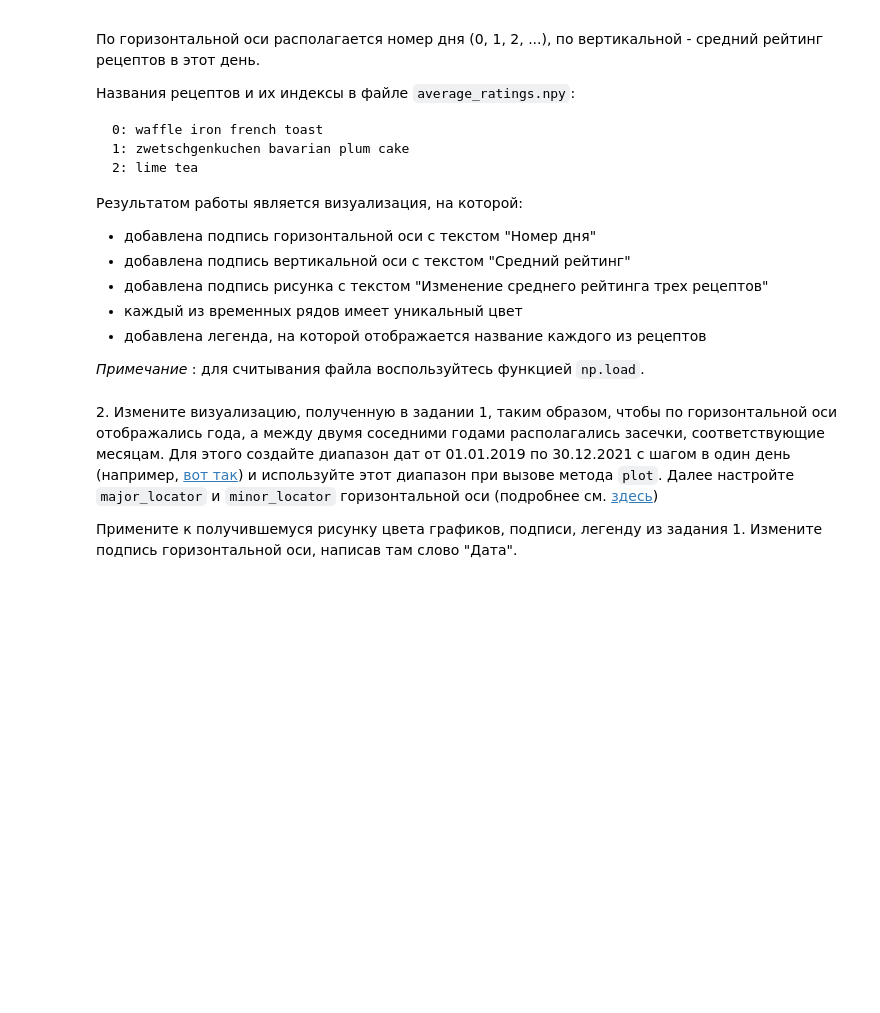
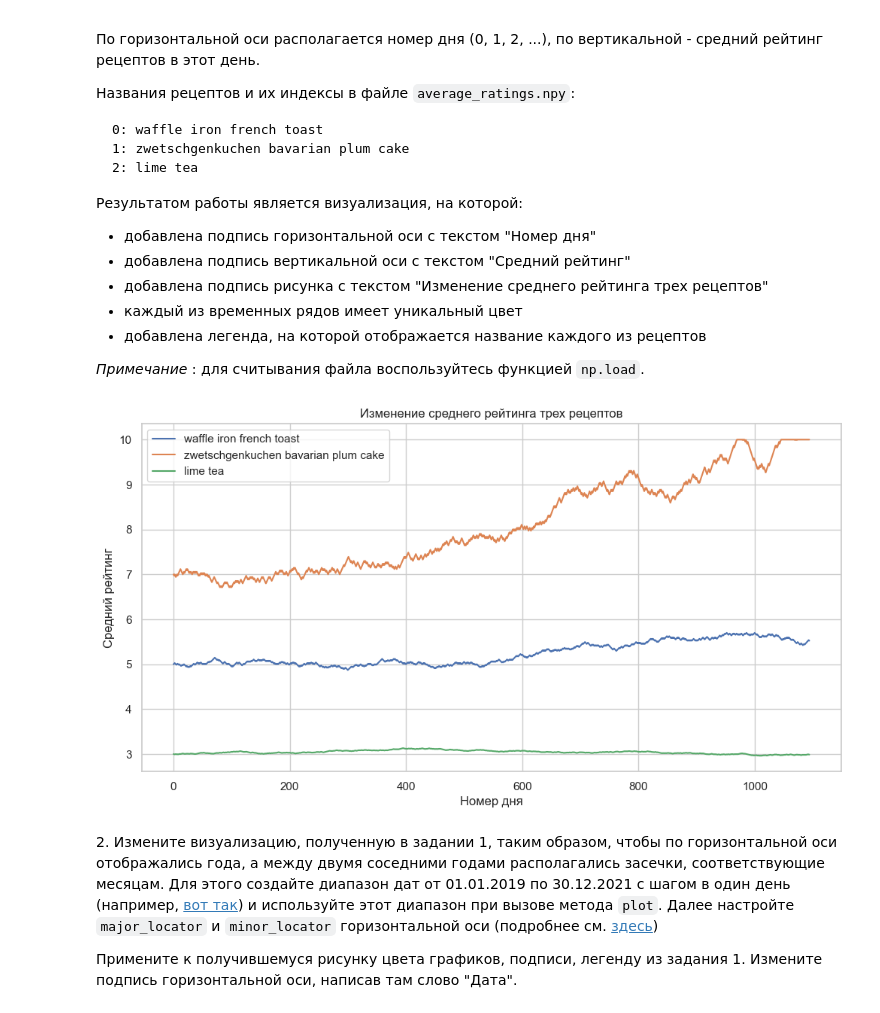
Before and after one commit to exodushka/fa, a Jupyter notebook: datat/05_graphics/05_visualization.ipynb, the cells around one changed output. Cells and saved outputs as stored; diff of their text form; code cells hidden in the pictures; blank space fills up the shorter version.

```diff
--- a/datat/05_graphics/05_visualization.ipynb
+++ b/datat/05_graphics/05_visualization.ipynb
@@ -47,6 +47,17 @@ Successfully installed pandas-datareader-0.10.0
 ## Лабораторная работа 5.1
 # %% [markdown]
 __Данная работа подразумевает построение рисунков. В связи с этим задания, для которых не будет виден результат выполнения ячеек (получившиеся рисунки), засчитаны не будут вне зависимости от правильности решения.__
+# %%
+import pandas as pd
+import numpy as np
+import matplotlib.pyplot as plt
+import matplotlib.dates as mdates
+import seaborn as sns
+import os
+
+# Настройка стиля
+sns.set(style="whitegrid")
+plt.rcParams['figure.figsize'] = (12, 6)
 # %% [markdown]
 ### Визуализация данных при помощи пакета `matplotlib`
 # %% [markdown]
@@ -86,6 +82,30 @@ ls
 * добавлена легенда, на которой отображается название каждого из рецептов
 
 _Примечание_ : для считывания файла воспользуйтесь функцией `np.load`.
+# %%
+ratings = np.load('/Users/iliaegorov/Projects/fa/datat/05_graphics/data/average_ratings.npy')
+
+days = np.arange(ratings.shape[1]) # Номер дня от 0 до N
+
+recipe_names = [
+    "waffle iron french toast",
+    "zwetschgenkuchen bavarian plum cake",
+    "lime tea"
+]
+
+plt.figure(figsize=(12, 6))
+
+for i in range(ratings.shape[0]):
+    plt.plot(days, ratings[i], label=recipe_names[i])
+
+plt.xlabel("Номер дня")
+plt.ylabel("Средний рейтинг")
+plt.title("Изменение среднего рейтинга трех рецептов")
+plt.legend()
+plt.grid(True)
+plt.show()
+# %% [output]
+[figure, added]
 # %% [markdown]
 2\. Измените визуализацию, полученную в задании 1, таким образом, чтобы по горизонтальной оси отображались года, а между двумя соседними годами располагались засечки, соответствующие месяцам. Для этого создайте диапазон дат от 01.01.2019 по 30.12.2021 с шагом в один день (например, [вот так](https://pandas.pydata.org/docs/reference/api/pandas.date_range.html)) и используйте этот диапазон при вызове метода `plot`. Далее настройте `major_locator` и `minor_locator` горизонтальной оси (подробнее см. [здесь](https://matplotlib.org/stable/gallery/text_labels_and_annotations/date.html))
 
```
Also changed, not shown: parts of 9 cells of this notebook, 2 other files.
